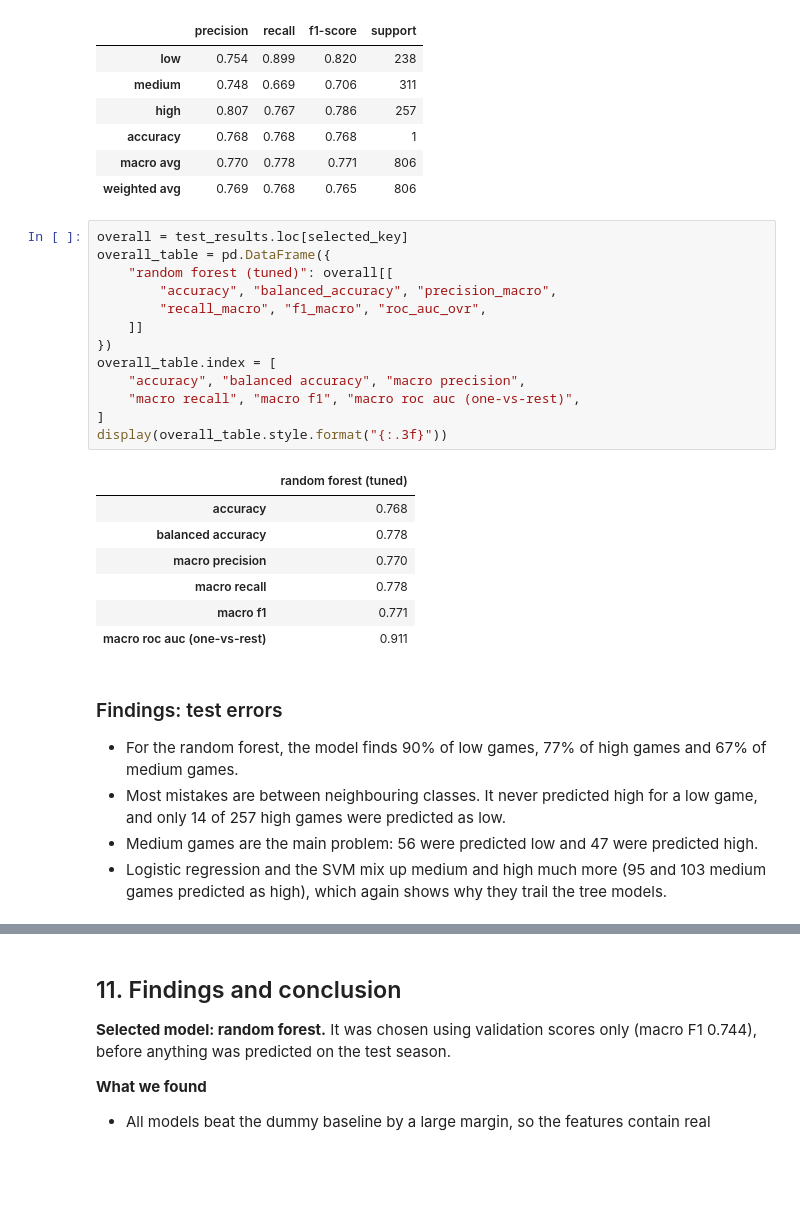
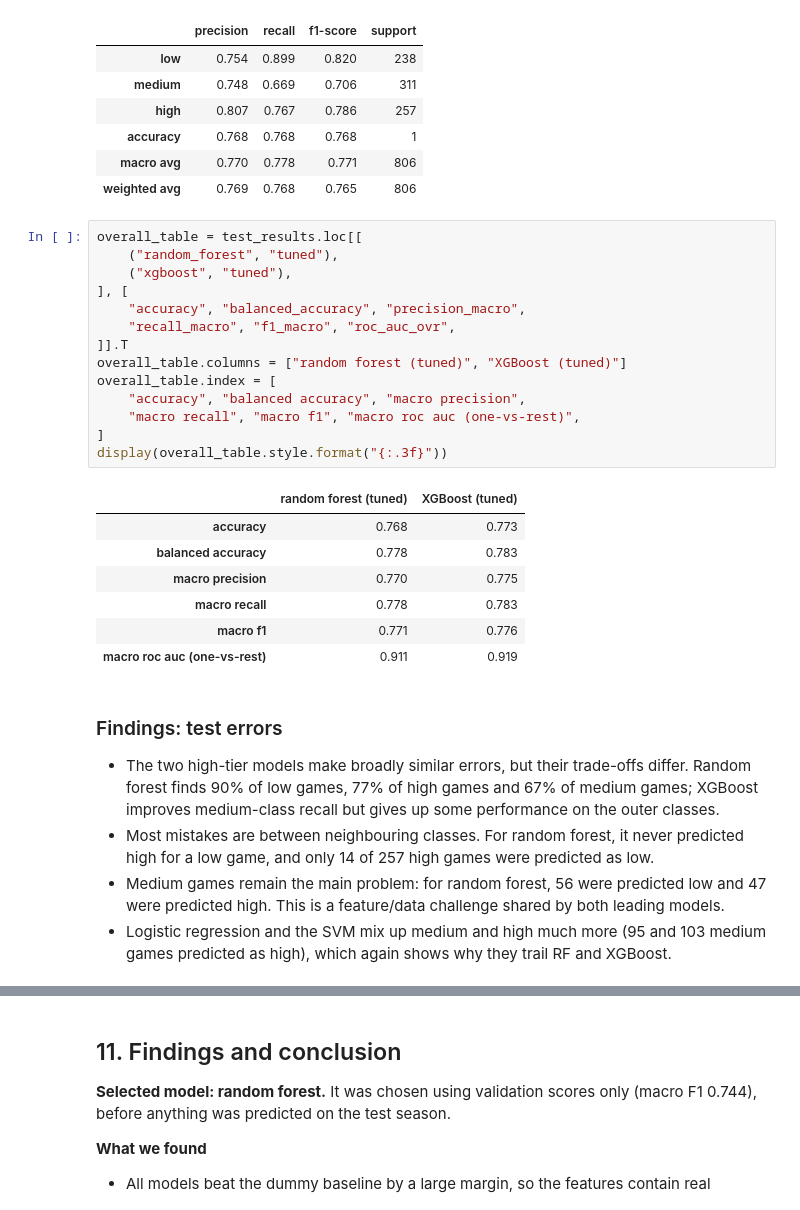
Before and after one commit to Break-Through-Tech/Sports-Analytics-1B-assessing-football-stadium-attendance-and-experience, a Jupyter notebook: notebooks/03_candidate_models.ipynb, the cells around one changed output, grey strips where cells are left out. Cells and saved outputs as stored; diff of their text form; blank space fills up the shorter version.

Commit message:
Fix model comparison

```diff
--- a/notebooks/03_candidate_models.ipynb
+++ b/notebooks/03_candidate_models.ipynb
@@ -614,33 +621,34 @@ display(selected_report.style.format({"precision": "{:.3f}", "recall": "{:.3f}",
 | macro avg | 0.770 | 0.778 | 0.771 | 806 |
 | weighted avg | 0.769 | 0.768 | 0.765 | 806 |
 # %%
-overall = test_results.loc[selected_key]
-overall_table = pd.DataFrame({
-    "random forest (tuned)": overall[[
-        "accuracy", "balanced_accuracy", "precision_macro",
-        "recall_macro", "f1_macro", "roc_auc_ovr",
-    ]]
-})
+overall_table = test_results.loc[[
+    ("random_forest", "tuned"),
+    ("xgboost", "tuned"),
+], [
+    "accuracy", "balanced_accuracy", "precision_macro",
+    "recall_macro", "f1_macro", "roc_auc_ovr",
+]].T
+overall_table.columns = ["random forest (tuned)", "XGBoost (tuned)"]
 overall_table.index = [
     "accuracy", "balanced accuracy", "macro precision",
     "macro recall", "macro f1", "macro roc auc (one-vs-rest)",
 ]
 display(overall_table.style.format("{:.3f}"))
 # %% [output]
-|  | random forest (tuned) |
-| accuracy | 0.768 |
-| balanced accuracy | 0.778 |
-| macro precision | 0.770 |
-| macro recall | 0.778 |
-| macro f1 | 0.771 |
-| macro roc auc (one-vs-rest) | 0.911 |
+|  | random forest (tuned) | XGBoost (tuned) |
+| accuracy | 0.768 | 0.773 |
+| balanced accuracy | 0.778 | 0.783 |
+| macro precision | 0.770 | 0.775 |
+| macro recall | 0.778 | 0.783 |
+| macro f1 | 0.771 | 0.776 |
+| macro roc auc (one-vs-rest) | 0.911 | 0.919 |
 # %% [markdown]
 ### Findings: test errors
 
-- For the random forest, the model finds 90% of low games, 77% of high games and 67% of medium games.
-- Most mistakes are between neighbouring classes. It never predicted high for a low game, and only 14 of 257 high games were predicted as low.
-- Medium games are the main problem: 56 were predicted low and 47 were predicted high.
-- Logistic regression and the SVM mix up medium and high much more (95 and 103 medium games predicted as high), which again shows why they trail the tree models.
+- The two high-tier models make broadly similar errors, but their trade-offs differ. Random forest finds 90% of low games, 77% of high games and 67% of medium games; XGBoost improves medium-class recall but gives up some performance on the outer classes.
+- Most mistakes are between neighbouring classes. For random forest, it never predicted high for a low game, and only 14 of 257 high games were predicted as low.
+- Medium games remain the main problem: for random forest, 56 were predicted low and 47 were predicted high. This is a feature/data challenge shared by both leading models.
+- Logistic regression and the SVM mix up medium and high much more (95 and 103 medium games predicted as high), which again shows why they trail RF and XGBoost.
 # %% [markdown]
 ## 10. Save results
 
```
Also changed, not shown: parts of 13 cells of this notebook, 5 other files.
